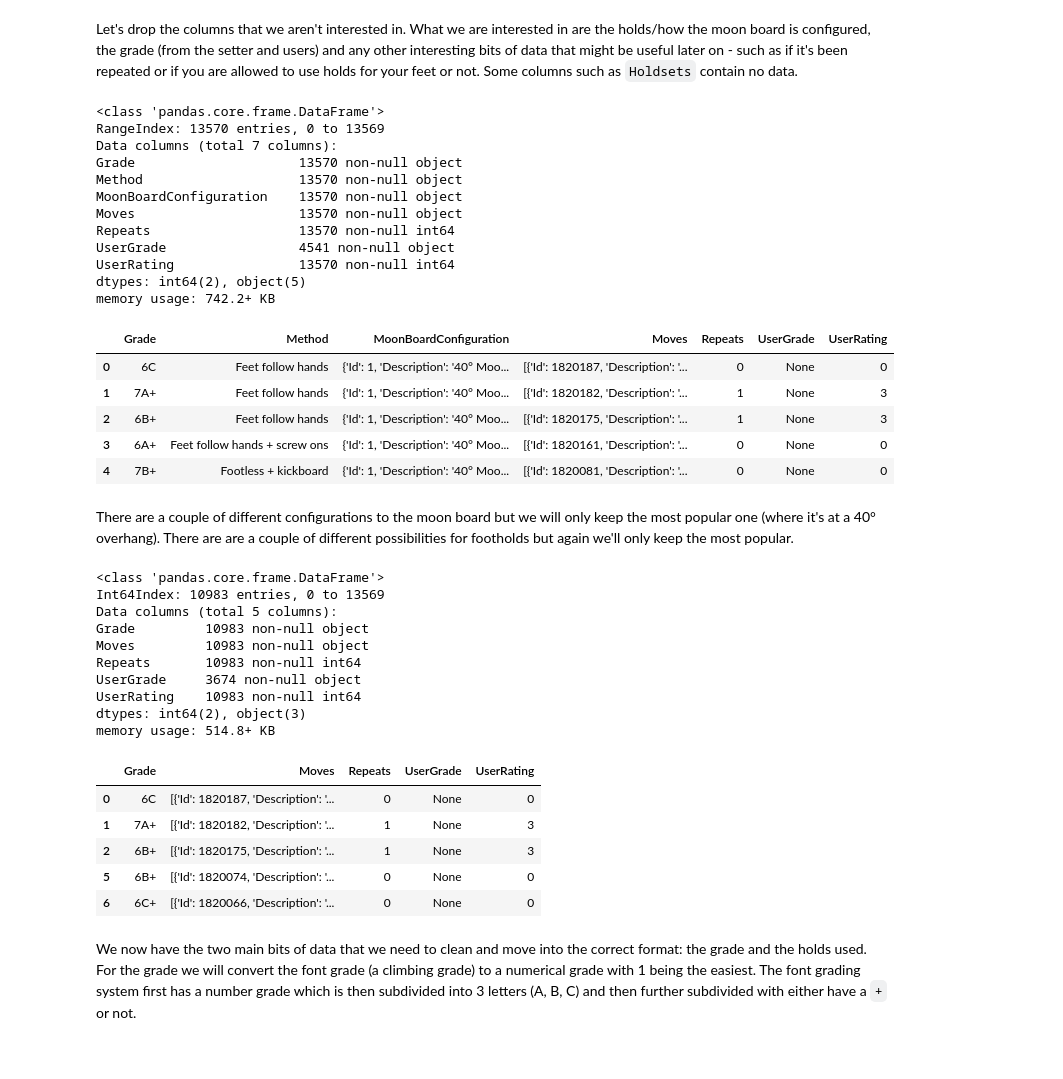
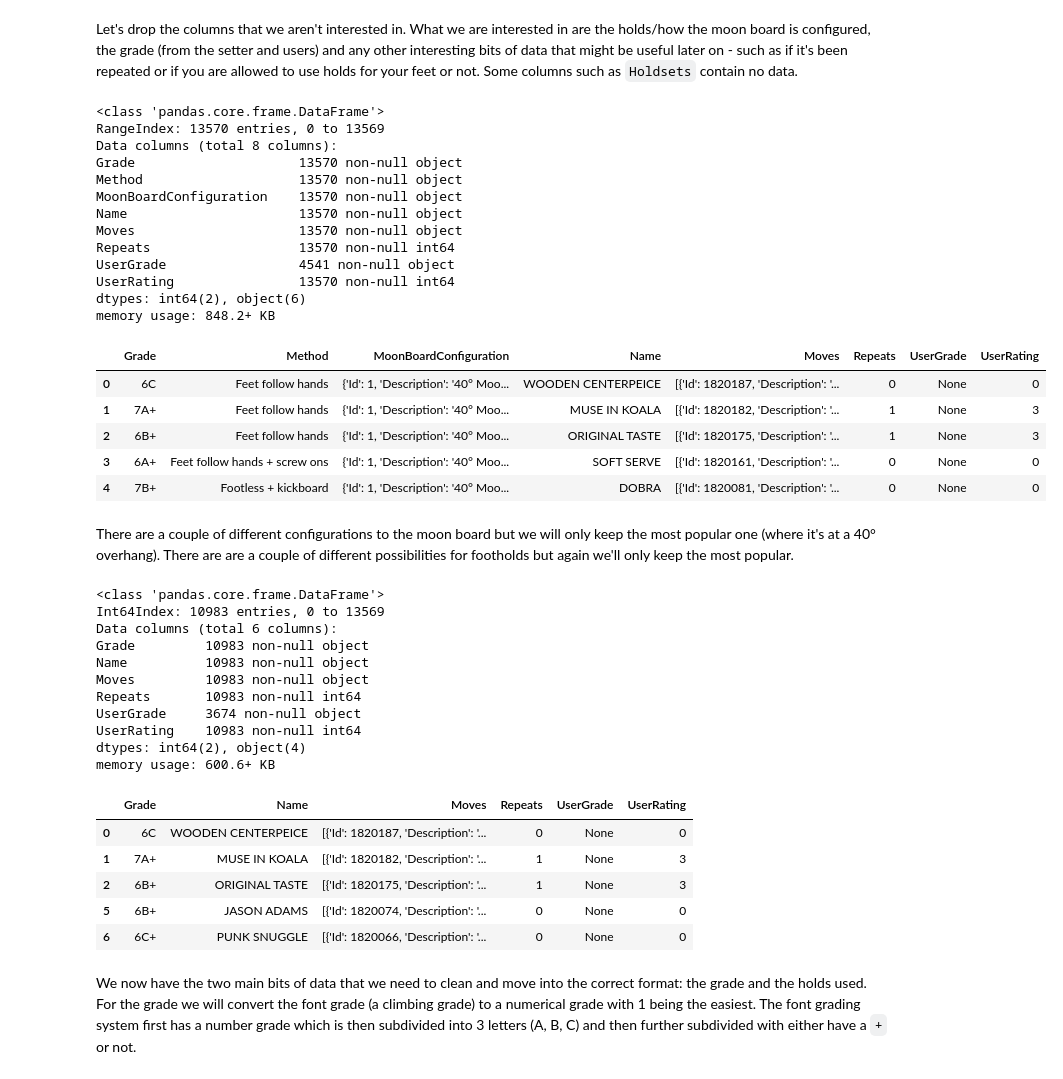
Before and after one commit to luke321321/portfolio, a Jupyter notebook: climbing/Data-cleaning-and-analysis.ipynb, the cells around one changed output. Drawn from its saved outputs; the diff is of its cells as text; code cells hidden in the pictures.

```diff
--- a/climbing/Data-cleaning-and-analysis.ipynb
+++ b/climbing/Data-cleaning-and-analysis.ipynb
@@ -55,34 +55,35 @@ memory usage: 2.6+ MB
 Let's drop the columns that we aren't interested in.  What we are interested in are the holds/how the moon board is configured, the grade (from the setter and users) and any other interesting bits of data that might be useful later on - such as if it's been repeated or if you are allowed to use holds for your feet or not.  Some columns such as `Holdsets` contain no data.
 # %%
 # create a list of the columns to keep
-keep_list = ['Grade', 'Method', 'MoonBoardConfiguration',
+keep_list = ['Grade', 'Method', 'MoonBoardConfiguration', 'Name',
              'Moves', 'Repeats', 'UserGrade', 'UserRating']
 df = df[keep_list]
 
 # try to infer some better dtypes for the columns
 df.infer_objects()
 
 df.info()
 df.head()
 # %% [output]
 <class 'pandas.core.frame.DataFrame'>
 RangeIndex: 13570 entries, 0 to 13569
-Data columns (total 7 columns):
+Data columns (total 8 columns):
 Grade                     13570 non-null object
 Method                    13570 non-null object
 MoonBoardConfiguration    13570 non-null object
+Name                      13570 non-null object
 Moves                     13570 non-null object
 Repeats                   13570 non-null int64
 UserGrade                 4541 non-null object
 UserRating                13570 non-null int64
-dtypes: int64(2), object(5)
-memory usage: 742.2+ KB
+dtypes: int64(2), object(6)
+memory usage: 848.2+ KB
-|  | Grade | Method | MoonBoardConfiguration | Moves | Repeats | UserGrade | UserRating |
-| 0 | 6C | Feet follow hands | {'Id': 1, 'Description': '40° Moo... | [{'Id': 1820187, 'Description': '... | 0 | None | 0 |
-| 1 | 7A+ | Feet follow hands | {'Id': 1, 'Description': '40° Moo... | [{'Id': 1820182, 'Description': '... | 1 | None | 3 |
-| 2 | 6B+ | Feet follow hands | {'Id': 1, 'Description': '40° Moo... | [{'Id': 1820175, 'Description': '... | 1 | None | 3 |
-| 3 | 6A+ | Feet follow hands + screw ons | {'Id': 1, 'Description': '40° Moo... | [{'Id': 1820161, 'Description': '... | 0 | None | 0 |
-| 4 | 7B+ | Footless + kickboard | {'Id': 1, 'Description': '40° Moo... | [{'Id': 1820081, 'Description': '... | 0 | None | 0 |
+|  | Grade | Method | MoonBoardConfiguration | Name | Moves | Repeats | UserGrade | UserRating |
+| 0 | 6C | Feet follow hands | {'Id': 1, 'Description': '40° Moo... | WOODEN CENTERPEICE | [{'Id': 1820187, 'Description': '... | 0 | None | 0 |
+| 1 | 7A+ | Feet follow hands | {'Id': 1, 'Description': '40° Moo... | MUSE IN KOALA | [{'Id': 1820182, 'Description': '... | 1 | None | 3 |
+| 2 | 6B+ | Feet follow hands | {'Id': 1, 'Description': '40° Moo... | ORIGINAL TASTE | [{'Id': 1820175, 'Description': '... | 1 | None | 3 |
+| 3 | 6A+ | Feet follow hands + screw ons | {'Id': 1, 'Description': '40° Moo... | SOFT SERVE | [{'Id': 1820161, 'Description': '... | 0 | None | 0 |
+| 4 | 7B+ | Footless + kickboard | {'Id': 1, 'Description': '40° Moo... | DOBRA | [{'Id': 1820081, 'Description': '... | 0 | None | 0 |
 # %% [markdown]
 There are a couple of different configurations to the moon board but we will only keep the most popular one (where it's at a 40° overhang).  There are are a couple of different possibilities for footholds but again we'll only keep the most popular.
 # %%
@@ -97,23 +98,24 @@ df.info()
 # %% [output]
 <class 'pandas.core.frame.DataFrame'>
 Int64Index: 10983 entries, 0 to 13569
-Data columns (total 5 columns):
+Data columns (total 6 columns):
 Grade         10983 non-null object
+Name          10983 non-null object
 Moves         10983 non-null object
 Repeats       10983 non-null int64
 UserGrade     3674 non-null object
 UserRating    10983 non-null int64
-dtypes: int64(2), object(3)
-memory usage: 514.8+ KB
+dtypes: int64(2), object(4)
+memory usage: 600.6+ KB
 # %%
 df.head()
 # %% [output]
-|  | Grade | Moves | Repeats | UserGrade | UserRating |
-| 0 | 6C | [{'Id': 1820187, 'Description': '... | 0 | None | 0 |
-| 1 | 7A+ | [{'Id': 1820182, 'Description': '... | 1 | None | 3 |
-| 2 | 6B+ | [{'Id': 1820175, 'Description': '... | 1 | None | 3 |
-| 5 | 6B+ | [{'Id': 1820074, 'Description': '... | 0 | None | 0 |
-| 6 | 6C+ | [{'Id': 1820066, 'Description': '... | 0 | None | 0 |
+|  | Grade | Name | Moves | Repeats | UserGrade | UserRating |
+| 0 | 6C | WOODEN CENTERPEICE | [{'Id': 1820187, 'Description': '... | 0 | None | 0 |
+| 1 | 7A+ | MUSE IN KOALA | [{'Id': 1820182, 'Description': '... | 1 | None | 3 |
+| 2 | 6B+ | ORIGINAL TASTE | [{'Id': 1820175, 'Description': '... | 1 | None | 3 |
+| 5 | 6B+ | JASON ADAMS | [{'Id': 1820074, 'Description': '... | 0 | None | 0 |
+| 6 | 6C+ | PUNK SNUGGLE | [{'Id': 1820066, 'Description': '... | 0 | None | 0 |
 # %% [markdown]
 We now have the two main bits of data that we need to clean and move into the correct format: the grade and the holds used.  For the grade we will convert the font grade (a climbing grade) to a numerical grade with 1 being the easiest.  The font grading system first has a number grade which is then subdivided into 3 letters (A, B, C) and then further subdivided with either have a `+` or not.
 # %%
```
Also changed, not shown: parts of 7 cells of this notebook, 2 other files.
